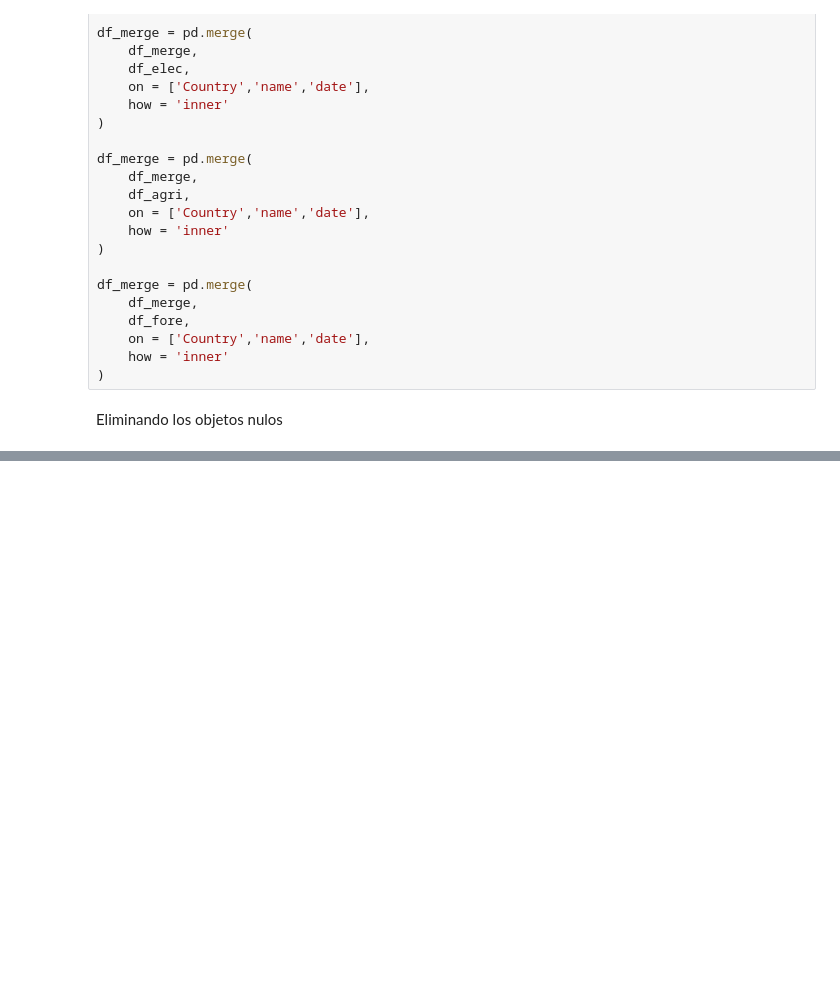
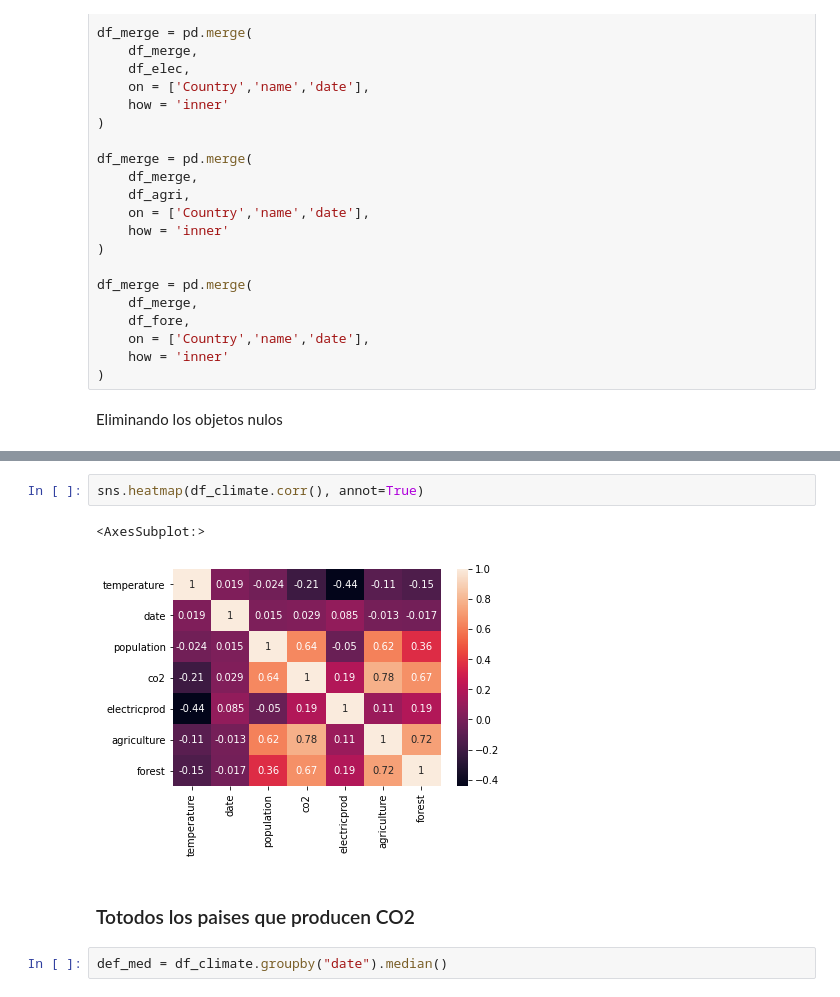
Before and after one commit to OscarABazanez/Manipulacion-y-Analisis-de-Datos-con-Pandas, a Jupyter notebook: rutina-tipica0manejo-de-datos.ipynb, the cells around one changed output, grey strips where cells are left out. Drawn from its saved outputs; the diff is of its cells as text; blank space fills up the shorter version.

```diff
--- a/rutina-tipica0manejo-de-datos.ipynb
+++ b/rutina-tipica0manejo-de-datos.ipynb
@@ -396,0 +465,9 @@ df_merge.dropna()
+# %%
+sns.heatmap(df_climate.corr(), annot=True)
+# %% [output]
+<AxesSubplot:>
+[figure, added]
+# %% [markdown]
+### Totodos los paises que producen CO2
+# %%
+def_med = df_climate.groupby("date").median()
```
Also changed, not shown: parts of 22 cells of this notebook.
